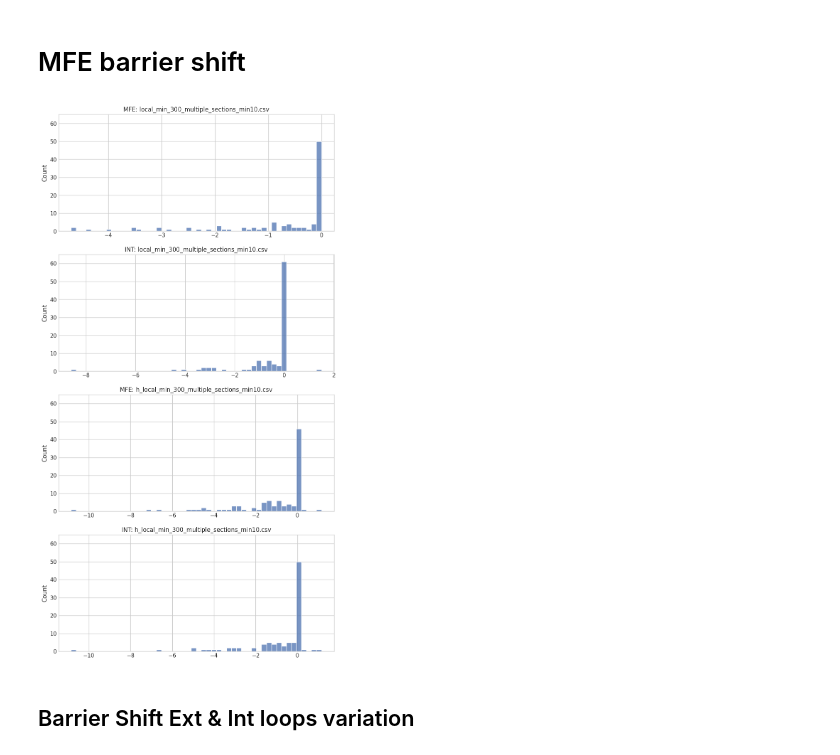
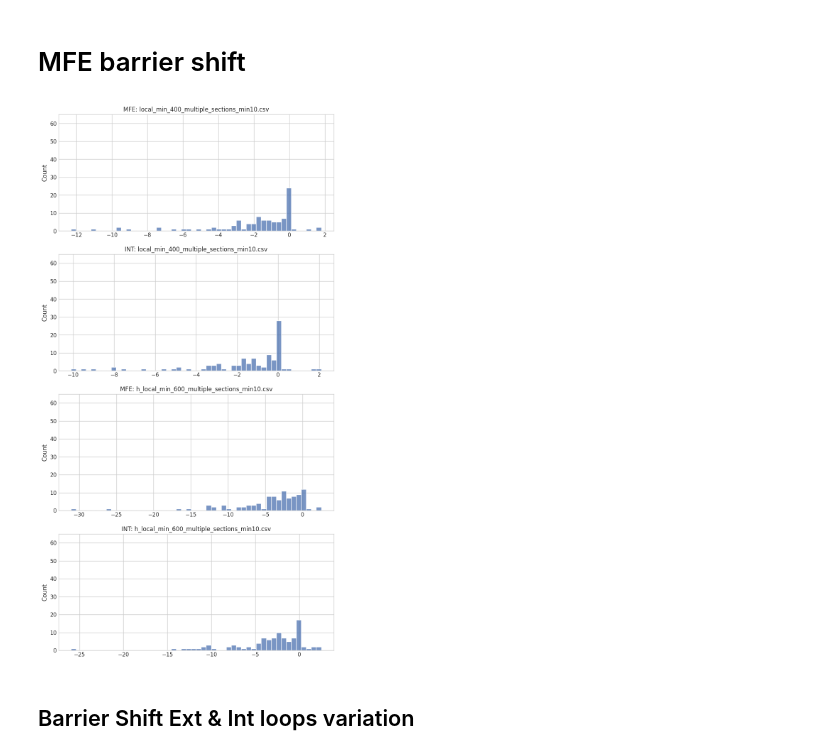
Before and after one commit to maxf-at/findpath_cpp, a Jupyter notebook: benchmarks/benchmarks.ipynb, the cells around one changed output. Cells and saved outputs as stored; diff of their text form; code cells hidden in the pictures.

```diff
--- a/benchmarks/benchmarks.ipynb
+++ b/benchmarks/benchmarks.ipynb
@@ -144,7 +144,7 @@ Merge Step Result, S: -19.1 merge runtime: 0.16 s
 prefix = "./results/"
 filenames = [
             "h_local_min_400_multiple_sections_min10.csv",
-            #  "h_local_min_400_multiple_sections_min10.csv",
+             "h_local_min_600_multiple_sections_min10.csv",
             #  "b_local_min_400_multiple_sections_min10.csv",
             #  "4_local_min_400_multiple_sections_min10.csv",
              ]
@@ -252,32 +252,32 @@ sns.barplot(y="runtime", x="sequence_length", hue="hue", data=df)
 # %%
 # barrier shift
 
 
-filenames = ["local_min_300_multiple_sections_min10.csv",
-             "h_local_min_300_multiple_sections_min10.csv"]
+filenames = ["local_min_400_multiple_sections_min10.csv",
+             "h_local_min_600_multiple_sections_min10.csv"]
 
 subplots = len(filenames)*2
 fig, axes=plt.subplots(subplots,1, figsize=(10,20), dpi=100)
 
 df = pd.DataFrame()
 
 for i, filename in enumerate(filenames):
     c_df = pd.read_csv(prefix+filename)
     frames = [df, c_df]
     c_df["sequence_length"] = len(c_df["sequence"][0])
     df = pd.concat(frames)
 
     target_axis = i*2
     barrier_energy_change = c_df["new_merge_mfe_results"] - c_df["py_results"]
     axes[target_axis].set(title="MFE: "+filename, ylim=(0, 65)) # xlabel="barrier energy shift in kcal/mol",
     sns.histplot(barrier_energy_change, bins=50, ax=axes[target_axis])
 
     target_axis = i*2+1
     barrier_energy_change = c_df["new_merge_results"] - c_df["py_results"]
     axes[target_axis].set(title="INT: "+filename, ylim=(0, 65)) # xlabel="barrier energy shift in kcal/mol",
     sns.histplot(barrier_energy_change, bins=50, ax=axes[target_axis])
 # %% [output]
-[figure, old version]
+[figure, new version]
 # %% [markdown]
 ## Barrier Shift Ext & Int loops variation
 # %%
```
Also changed, not shown: parts of 1 cell of this notebook, 12 other files.
